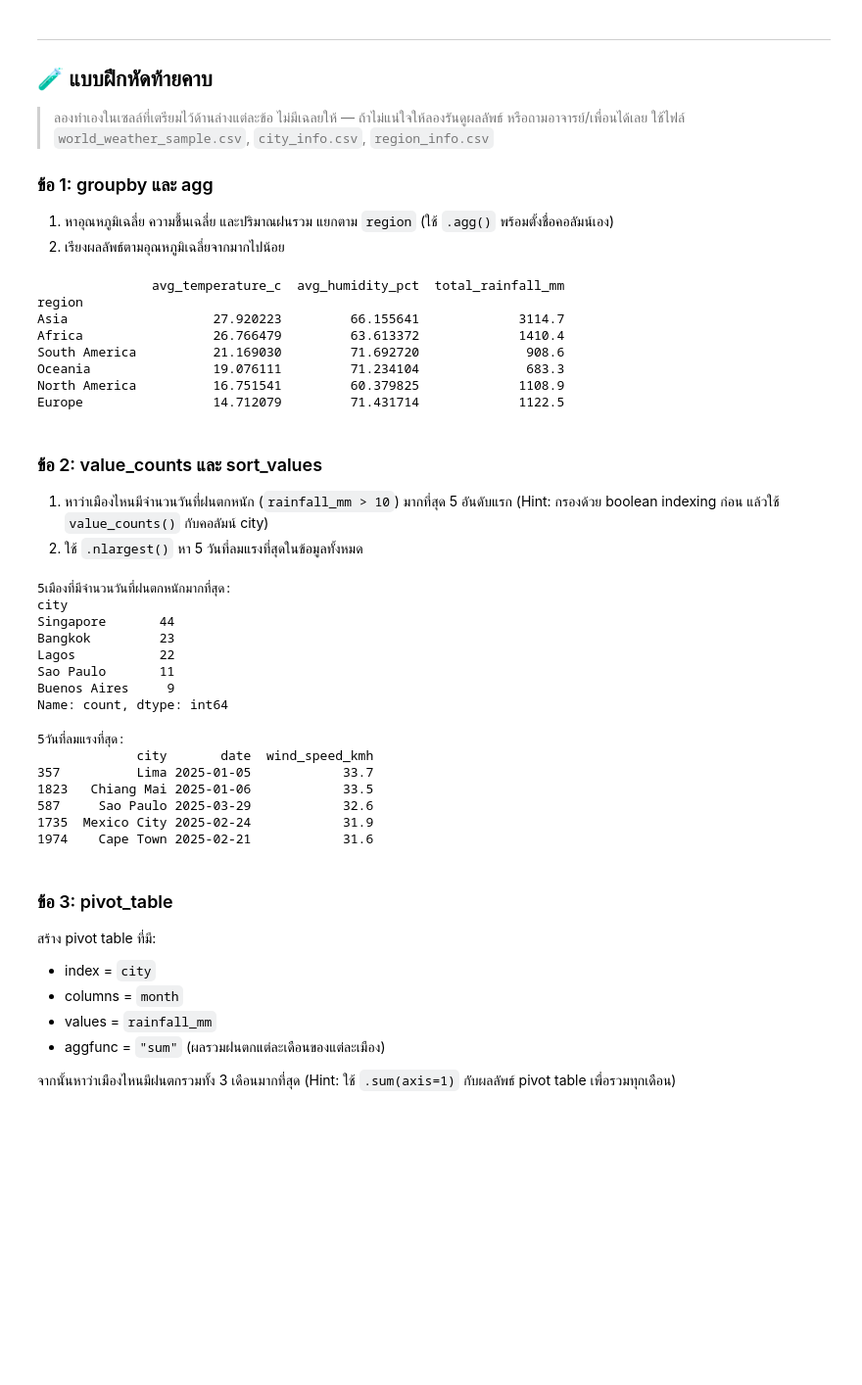
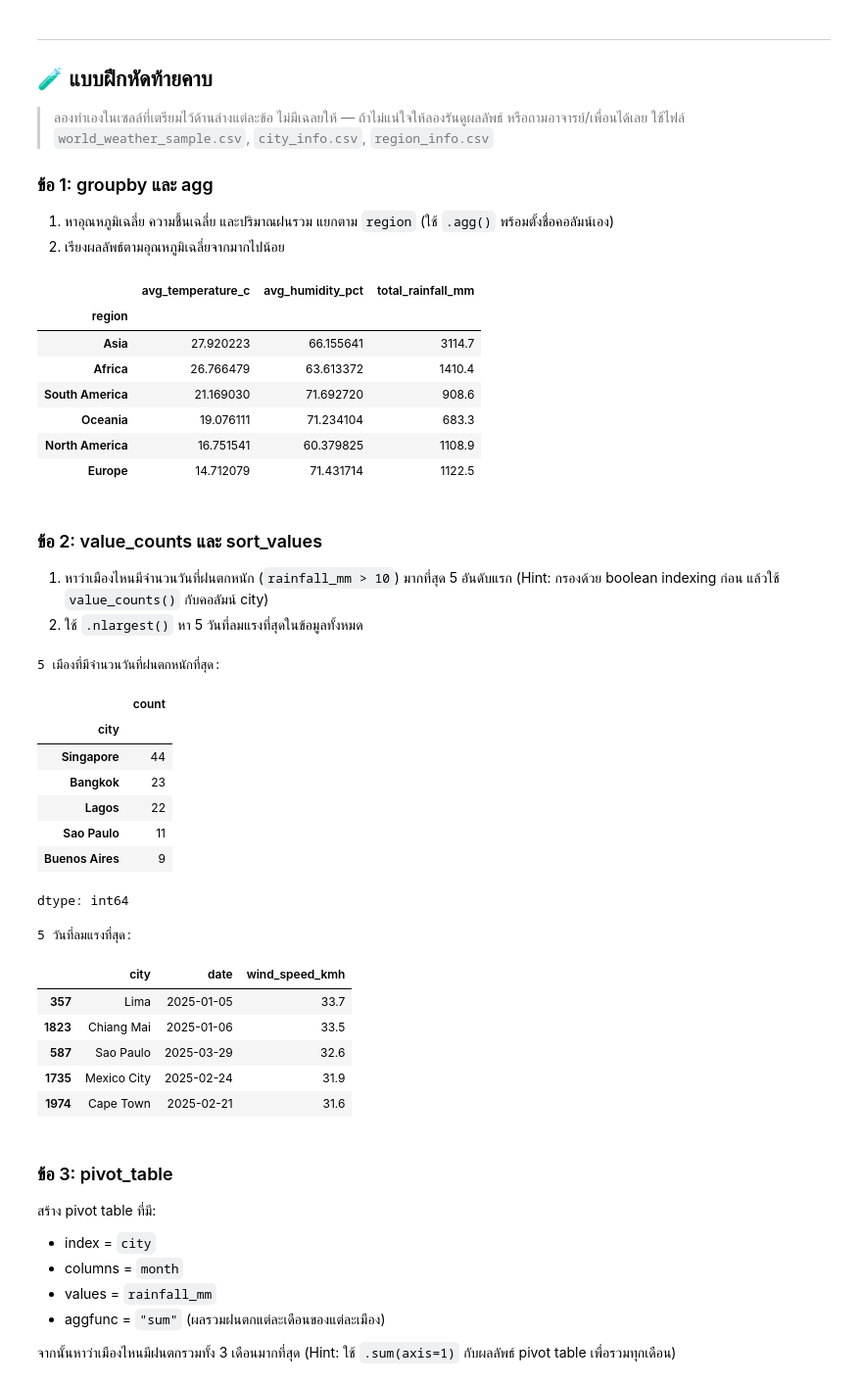
Before and after one commit to teemaphorn/SC612104-Coursework, a Jupyter notebook: Session9_Pandas_Advanced.ipynb, the cells around one changed output. Shown at 98% size. Saved outputs shown, nothing was run; the diff lists cells and outputs as text; code cells hidden in the pictures; blank space fills up the shorter version.

```diff
--- a/Session9_Pandas_Advanced.ipynb
+++ b/Session9_Pandas_Advanced.ipynb
@@ -1151,52 +1151,52 @@ print("ผลลัพธ์เหมือนกับ apply() ไหม:", df[
 1. หาอุณหภูมิเฉลี่ย ความชื้นเฉลี่ย และปริมาณฝนรวม แยกตาม `region` (ใช้ `.agg()` พร้อมตั้งชื่อคอลัมน์เอง)
 2. เรียงผลลัพธ์ตามอุณหภูมิเฉลี่ยจากมากไปน้อย
 # %%
-summary_by_region = df.groupby("region").agg(
-    avg_temperature_c=("temperature_c", "mean"),
-    avg_humidity_pct=("humidity_pct", "mean"),
-    total_rainfall_mm=("rainfall_mm", "sum")
-)
-
-summary_by_region_sorted = summary_by_region.sort_values(by="avg_temperature_c", ascending=False)
-print(summary_by_region_sorted)
+region_summary = df.groupby('region').agg(
+    avg_temperature_c=('temperature_c', 'mean'),
+    avg_humidity_pct=('humidity_pct', 'mean'),
+    total_rainfall_mm=('rainfall_mm', 'sum')
+).sort_values(by='avg_temperature_c', ascending=False)
+display(region_summary)
 # %% [output]
-               avg_temperature_c  avg_humidity_pct  total_rainfall_mm
-region
-Asia                   27.920223         66.155641             3114.7
-Africa                 26.766479         63.613372             1410.4
-South America          21.169030         71.692720              908.6
-Oceania                19.076111         71.234104              683.3
-North America          16.751541         60.379825             1108.9
-Europe                 14.712079         71.431714             1122.5
+|  | avg_temperature_c | avg_humidity_pct | total_rainfall_mm |
+| region |  |  |  |
+| Asia | 27.920223 | 66.155641 | 3114.7 |
+| Africa | 26.766479 | 63.613372 | 1410.4 |
+| South America | 21.169030 | 71.692720 | 908.6 |
+| Oceania | 19.076111 | 71.234104 | 683.3 |
+| North America | 16.751541 | 60.379825 | 1108.9 |
+| Europe | 14.712079 | 71.431714 | 1122.5 |
 # %% [markdown]
 ### ข้อ 2: value_counts และ sort_values
 1. หาว่าเมืองไหนมีจำนวนวันที่ฝนตกหนัก (`rainfall_mm > 10`) มากที่สุด 5 อันดับแรก (Hint: กรองด้วย boolean indexing ก่อน แล้วใช้ `value_counts()` กับคอลัมน์ city)
 2. ใช้ `.nlargest()` หา 5 วันที่ลมแรงที่สุดในข้อมูลทั้งหมด
 # %%
-rainy_days_per_city = df[df['rainfall_mm'] > 10]['city'].value_counts()
-print("5เมืองที่มีจำนวนวันที่ฝนตกหนักมากที่สุด:")
-print(rainy_days_per_city.head(5))
+heavy_rain_days = df[df['rainfall_mm'] > 10]
+top_5_rainy_cities = heavy_rain_days['city'].value_counts().nlargest(5)
+print("5 เมืองที่มีจำนวนวันที่ฝนตกหนักที่สุด:")
+display(top_5_rainy_cities)
 # %% [output]
-5เมืองที่มีจำนวนวันที่ฝนตกหนักมากที่สุด:
-city
-Singapore       44
-Bangkok         23
-Lagos           22
-Sao Paulo       11
-Buenos Aires     9
-Name: count, dtype: int64
+5 เมืองที่มีจำนวนวันที่ฝนตกหนักที่สุด:
+|  | count |
+| city |  |
+| Singapore | 44 |
+| Bangkok | 23 |
+| Lagos | 22 |
+| Sao Paulo | 11 |
+| Buenos Aires | 9 |
+dtype: int64
 # %%
-strongest_wind_days = df.nlargest(5, 'wind_speed_kmh')
-print("\n5วันที่ลมแรงที่สุด:")
-print(strongest_wind_days[['city', 'date', 'wind_speed_kmh']])
+top_5_windy_days = df.nlargest(5, 'wind_speed_kmh')[['city', 'date', 'wind_speed_kmh']]
+print("\n5 วันที่ลมแรงที่สุด:")
+display(top_5_windy_days)
 # %% [output]
-5วันที่ลมแรงที่สุด:
-             city       date  wind_speed_kmh
-357          Lima 2025-01-05            33.7
-1823   Chiang Mai 2025-01-06            33.5
-587     Sao Paulo 2025-03-29            32.6
-1735  Mexico City 2025-02-24            31.9
-1974    Cape Town 2025-02-21            31.6
+5 วันที่ลมแรงที่สุด:
+|  | city | date | wind_speed_kmh |
+| 357 | Lima | 2025-01-05 | 33.7 |
+| 1823 | Chiang Mai | 2025-01-06 | 33.5 |
+| 587 | Sao Paulo | 2025-03-29 | 32.6 |
+| 1735 | Mexico City | 2025-02-24 | 31.9 |
+| 1974 | Cape Town | 2025-02-21 | 31.6 |
 # %% [markdown]
 ### ข้อ 3: pivot_table
 สร้าง pivot table ที่มี:
```
Also changed, not shown: parts of 7 cells of this notebook.
